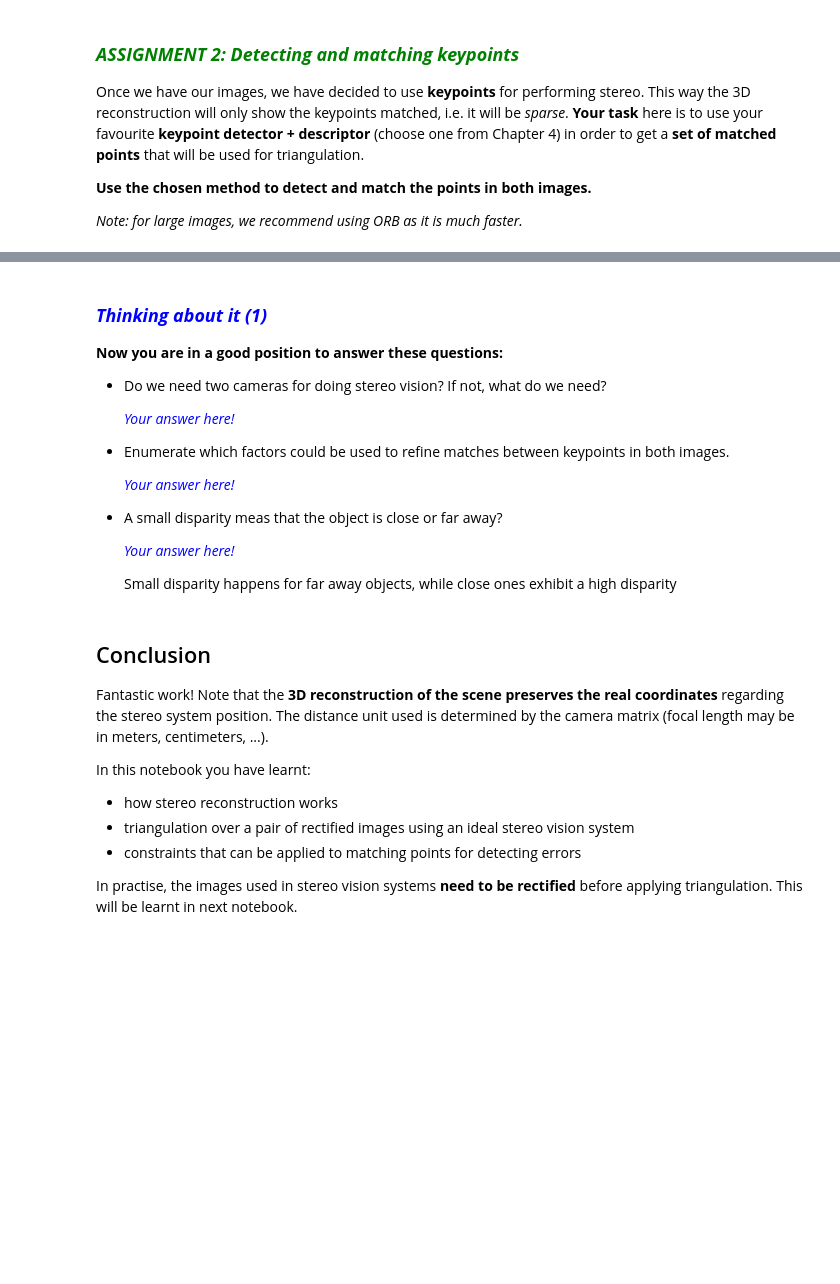
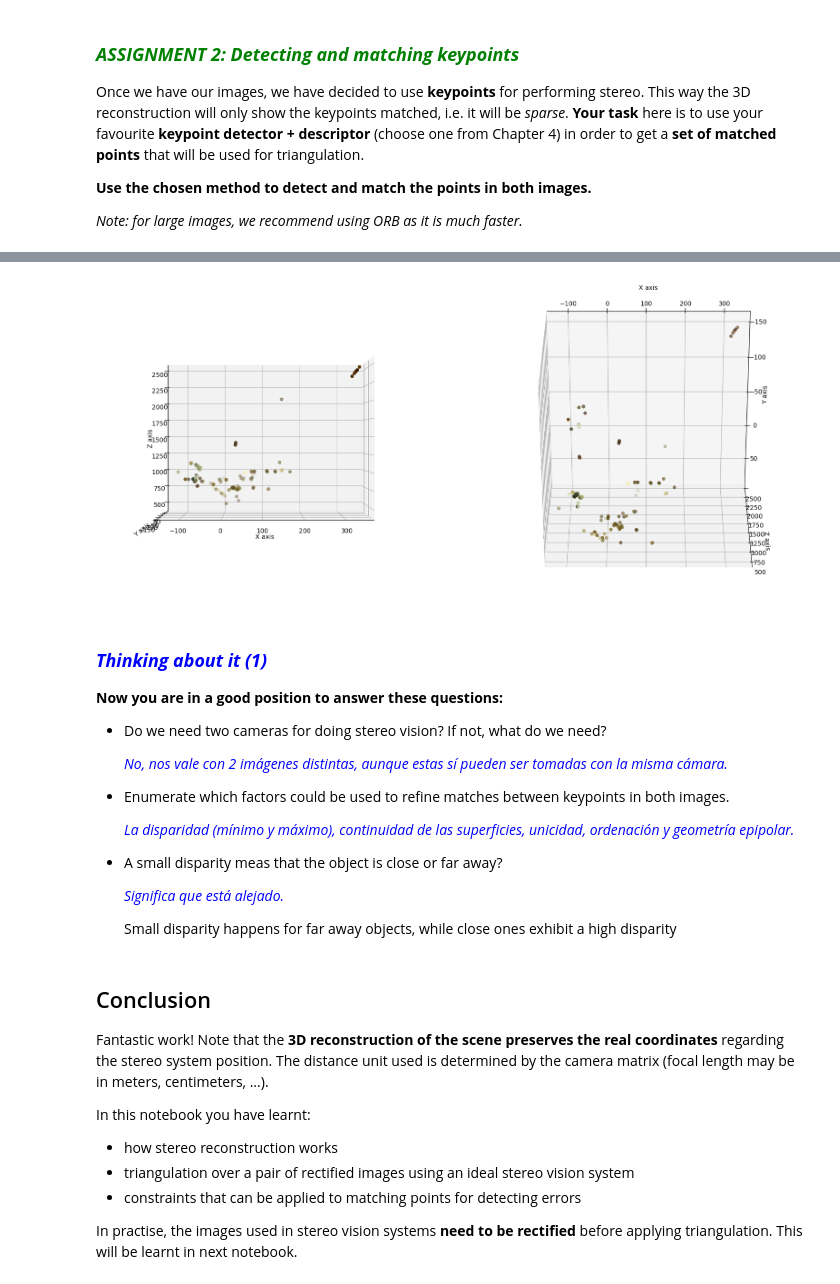
Before and after one commit to angelfdezcivila/uma_cv_2023, a Jupyter notebook: Chapter 10. Stereo Vision/10.1 Introduction to stereo vision.ipynb, the cells around one changed output, grey strips where cells are left out. Drawn from its saved outputs; the diff is of its cells as text; code cells hidden in the pictures; blank space fills up the shorter version.

```diff
--- a/Chapter 10. Stereo Vision/10.1 Introduction to stereo vision.ipynb
+++ b/Chapter 10. Stereo Vision/10.1 Introduction to stereo vision.ipynb
@@ -420,35 +434,37 @@ Once the 3D coordinates have been computed, the last step is **showing a 3D colo
 matplotlib.rcParams['figure.figsize'] = (20.0, 10.0)
 
 # Transform data to NumPy arrays
 points3D = np.array(points3D, dtype=np.int32)
 color3D  = np.array(color3D, dtype=np.int32)
 
 # Create figure
 fig = plt.figure()
 
 # Prepare figure for 3D data
 # ax = fig.gca(projection='3d')
 ax = fig.add_subplot(1, 2, 1, projection='3d')
 
 # Name axes
 ax.set_xlabel('X axis')
 ax.set_ylabel('Y axis')
 ax.set_zlabel('Z axis')
 
 # Plot points
-ax.scatter(None, None, None, c=color3D/255, cmap="rgb")
+ax.scatter(points3D[:,0], points3D[:,1], points3D[:,2], c=color3D/255, cmap="rgb")
 ax.view_init(elev=0, azim=-90)
 
 ax2 = fig.add_subplot(1, 2, 2, projection='3d')
 ax2.set_xlabel('X axis')
 ax2.set_ylabel('Y axis')
 ax2.set_zlabel('Z axis')
 
 # Plot points
-ax2.scatter(None, None, None, c=color3D/255, cmap="rgb")
+ax2.scatter(points3D[:,0], points3D[:,1], points3D[:,2], c=color3D/255, cmap="rgb")
 ax2.view_init(elev=-60, azim=-90)
 
 fig.show();
+# %% [output]
+[figure, added]
 # %% [markdown]
 ### <font color="blue"><b><i>Thinking about it (1)</i></b></font>
 
@@ -456,15 +472,15 @@ fig.show();
 
 - Do we need two cameras for doing stereo vision? If not, what do we need?
 
-    <p style="margin: 4px 0px 6px 5px; color:blue"><i>Your answer here!</i></p>
+    <p style="margin: 4px 0px 6px 5px; color:blue"><i>No, nos vale con 2 imágenes distintas, aunque estas sí pueden ser tomadas con la misma cámara.</i></p>
 
 - Enumerate which factors could be used to refine matches between keypoints in both images.
 
-    <p style="margin: 4px 0px 6px 5px; color:blue"><i>Your answer here!</i></p>
+    <p style="margin: 4px 0px 6px 5px; color:blue"><i>La disparidad (mínimo y máximo), continuidad de las superficies, unicidad, ordenación y geometría epipolar.</i></p>
 
 - A small disparity meas that the object is close or far away?
 
-    <p style="margin: 4px 0px 6px 5px; color:blue"><i>Your answer here!</i></p>
+    <p style="margin: 4px 0px 6px 5px; color:blue"><i>Significa que está alejado.</i></p>
     Small disparity happens for far away objects, while close ones exhibit a high disparity
 # %% [markdown]
 ## Conclusion
```
Also changed, not shown: parts of 3 cells of this notebook.
